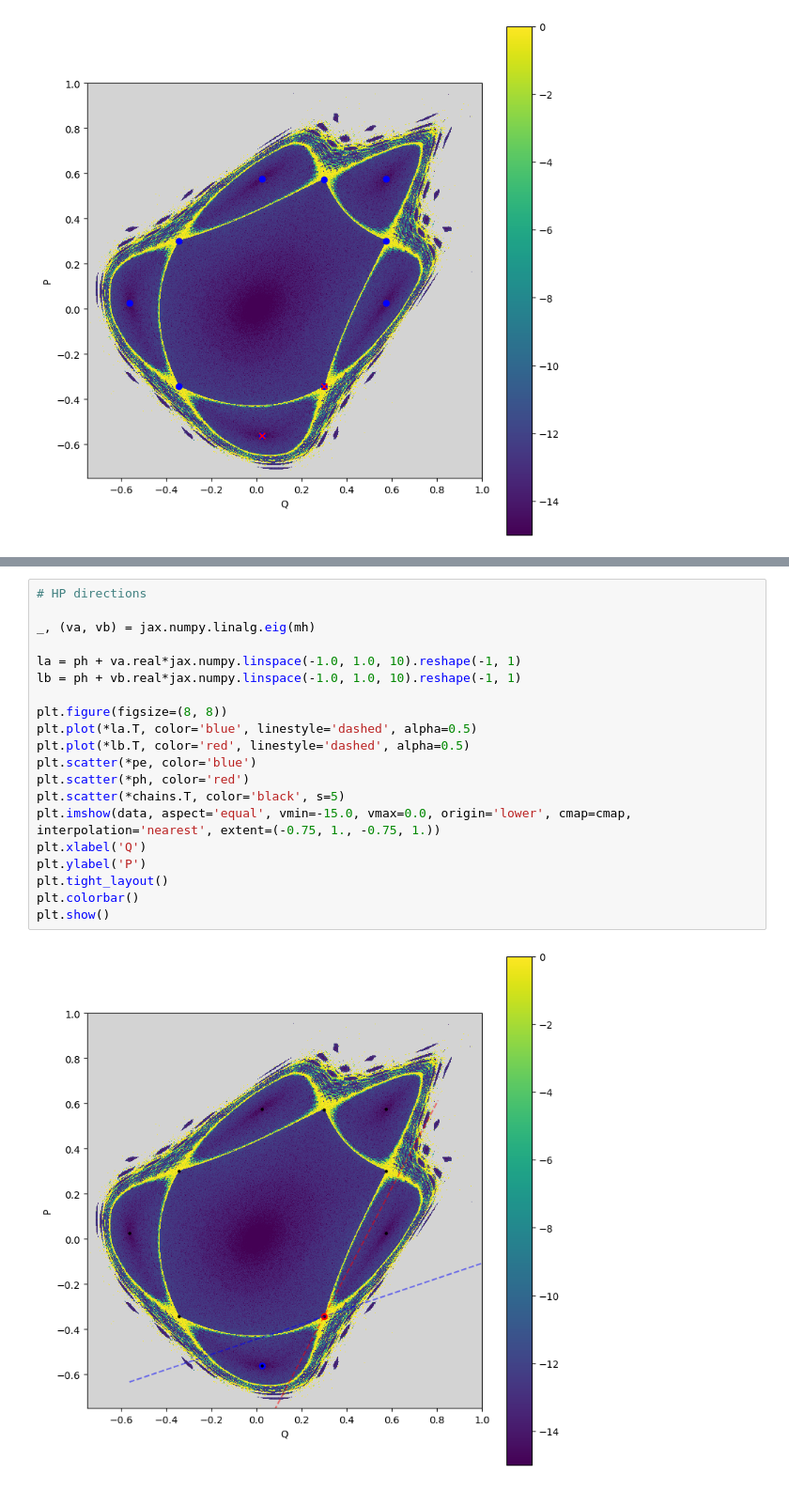
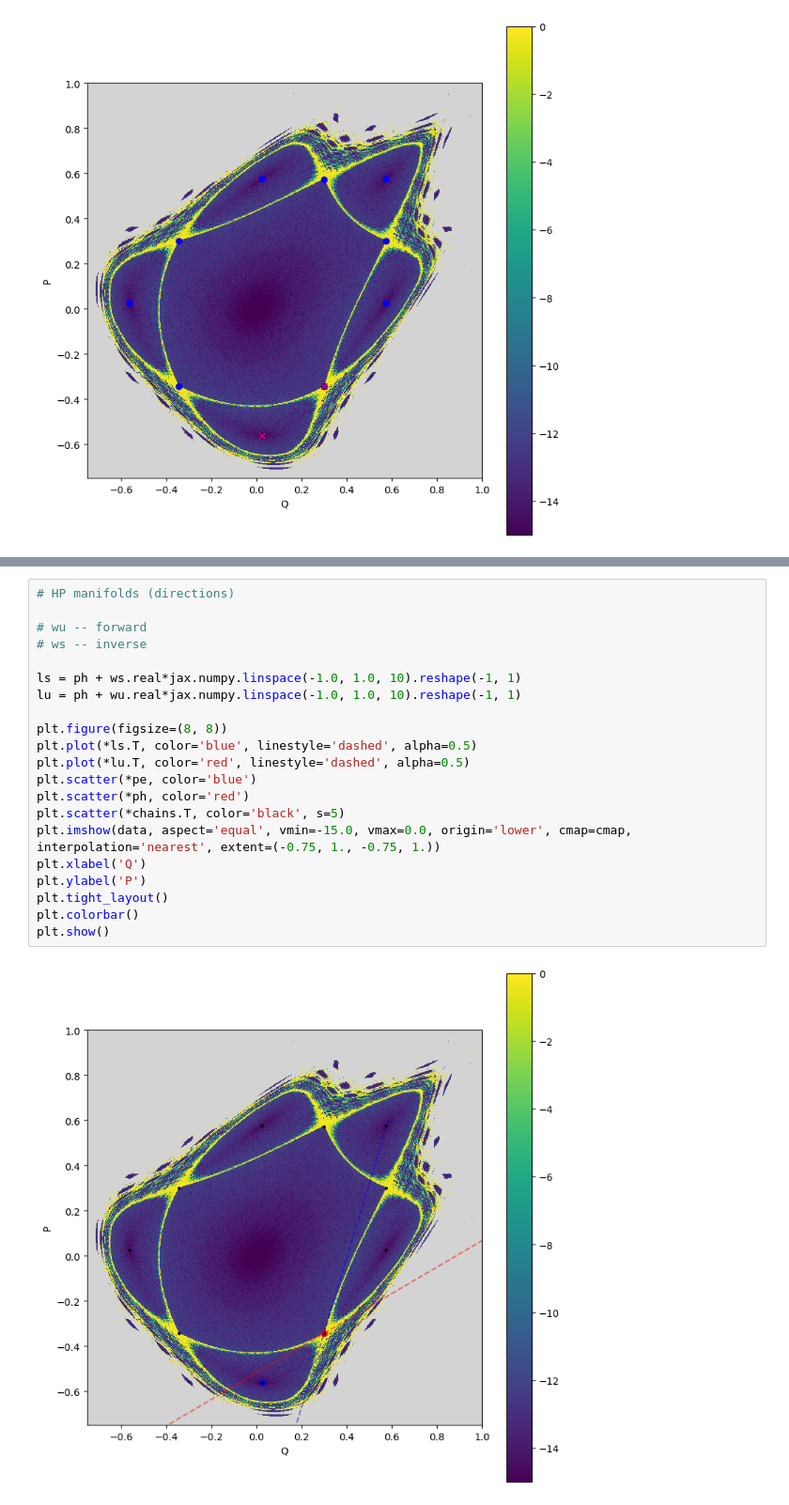
Before and after one commit to i-a-morozov/tohubohu, a Jupyter notebook: docs/source/examples/example-12.ipynb, the cells around one changed output, grey strips where cells are left out. Shown at 94% size. Cells and saved outputs as stored; diff of their text form.

```diff
--- a/docs/source/examples/example-12.ipynb
+++ b/docs/source/examples/example-12.ipynb
@@ -200,23 +272,24 @@ print()
 # %%
-# HP directions
+# HP manifolds (directions)
 
-_, (va, vb) = jax.numpy.linalg.eig(mh)
+# wu -- forward
+# ws -- inverse
 
-la = ph + va.real*jax.numpy.linspace(-1.0, 1.0, 10).reshape(-1, 1)
-lb = ph + vb.real*jax.numpy.linspace(-1.0, 1.0, 10).reshape(-1, 1)
+ls = ph + ws.real*jax.numpy.linspace(-1.0, 1.0, 10).reshape(-1, 1)
+lu = ph + wu.real*jax.numpy.linspace(-1.0, 1.0, 10).reshape(-1, 1)
 
 plt.figure(figsize=(8, 8))
-plt.plot(*la.T, color='blue', linestyle='dashed', alpha=0.5)
-plt.plot(*lb.T, color='red', linestyle='dashed', alpha=0.5)
+plt.plot(*ls.T, color='blue', linestyle='dashed', alpha=0.5)
+plt.plot(*lu.T, color='red', linestyle='dashed', alpha=0.5)
 plt.scatter(*pe, color='blue')
 plt.scatter(*ph, color='red')
 plt.scatter(*chains.T, color='black', s=5)
 plt.imshow(data, aspect='equal', vmin=-15.0, vmax=0.0, origin='lower', cmap=cmap, interpolation='nearest', extent=(-0.75, 1., -0.75, 1.))
 plt.xlabel('Q')
 plt.ylabel('P')
 plt.tight_layout()
 plt.colorbar()
 plt.show()
 # %% [output]
-[figure, old version]
+[figure, new version]
 # %%
```
Also changed, not shown: parts of 5 cells of this notebook.
